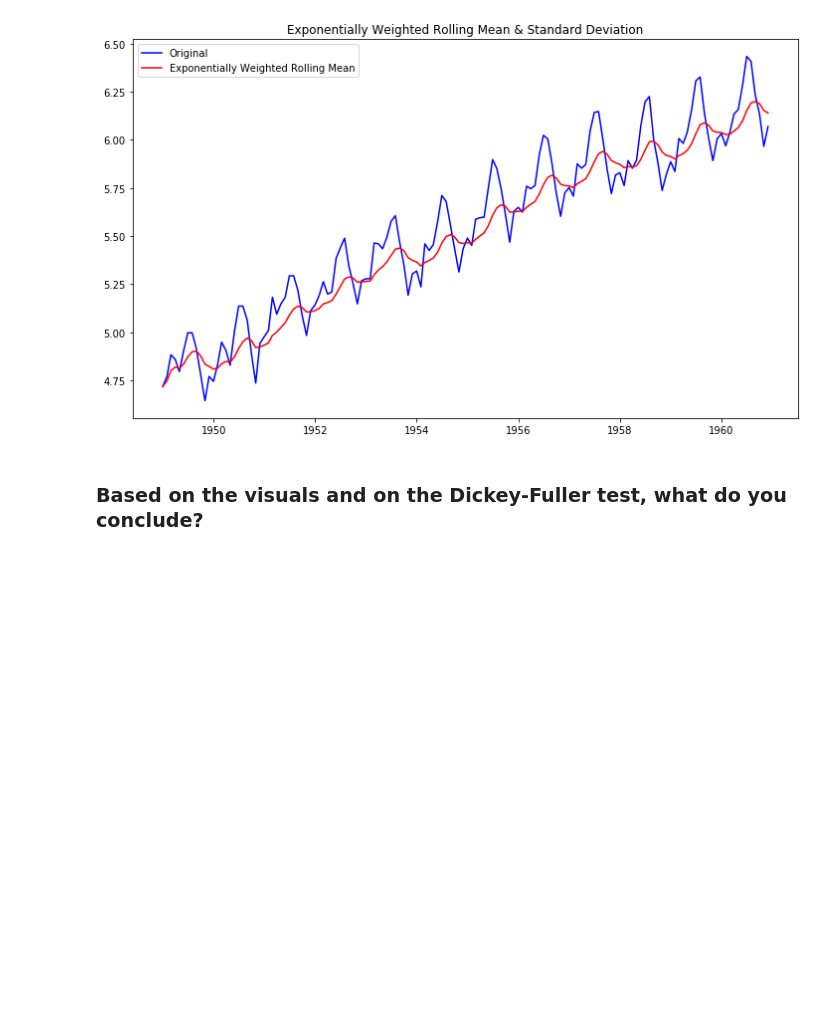
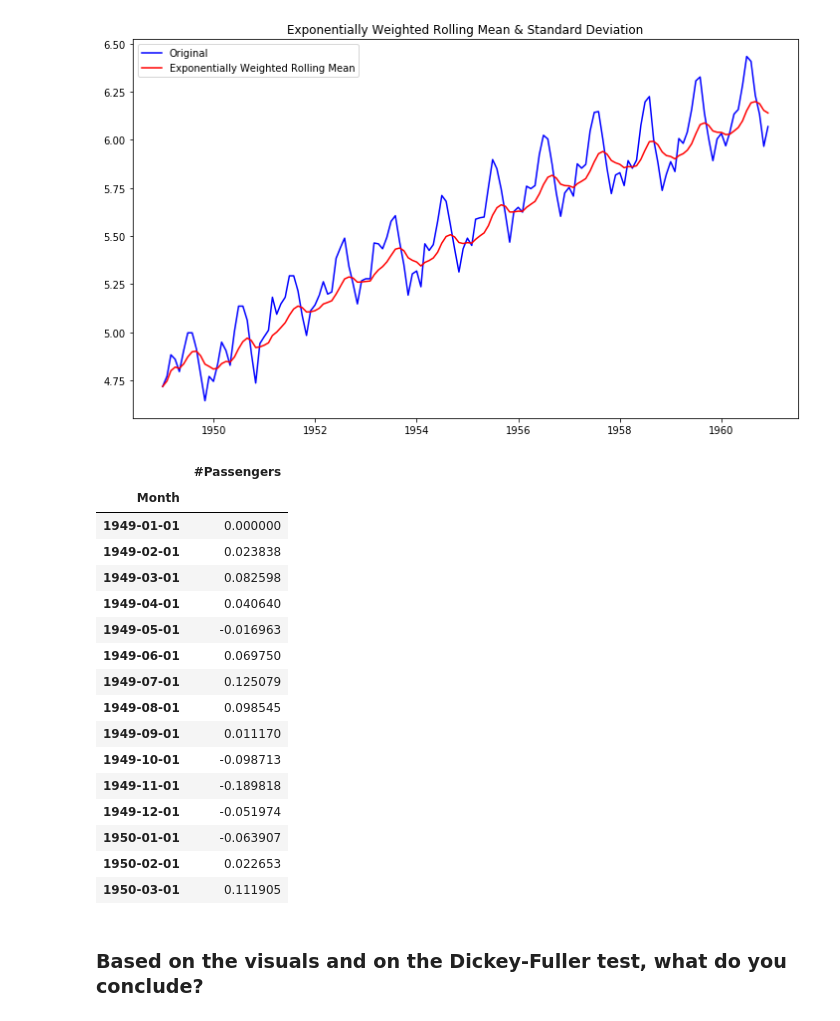
Before and after one commit to harrisonhardin/dsc-removing-trends-lab-houston-ds-042219, a Jupyter notebook: index.ipynb, the cells around one changed output. Drawn from its saved outputs; the diff is of its cells as text; code cells hidden in the pictures; blank space fills up the shorter version.

```diff
--- a/index.ipynb
+++ b/index.ipynb
@@ -205,6 +205,25 @@ plt.show(block=False)
 # %%
 # Subtract the moving average from the original data and plot
 dataminusexpMA = ts_log - exp_rolmean
+dataminusexpMA.head(15)
+# %% [output]
+|  | #Passengers |
+| Month |  |
+| 1949-01-01 | 0.000000 |
+| 1949-02-01 | 0.023838 |
+| 1949-03-01 | 0.082598 |
+| 1949-04-01 | 0.040640 |
+| 1949-05-01 | -0.016963 |
+| 1949-06-01 | 0.069750 |
+| 1949-07-01 | 0.125079 |
+| 1949-08-01 | 0.098545 |
+| 1949-09-01 | 0.011170 |
+| 1949-10-01 | -0.098713 |
+| 1949-11-01 | -0.189818 |
+| 1949-12-01 | -0.051974 |
+| 1950-01-01 | -0.063907 |
+| 1950-02-01 | 0.022653 |
+| 1950-03-01 | 0.111905 |
 # %%
 # do a stationarity check
 # %% [markdown]
```
